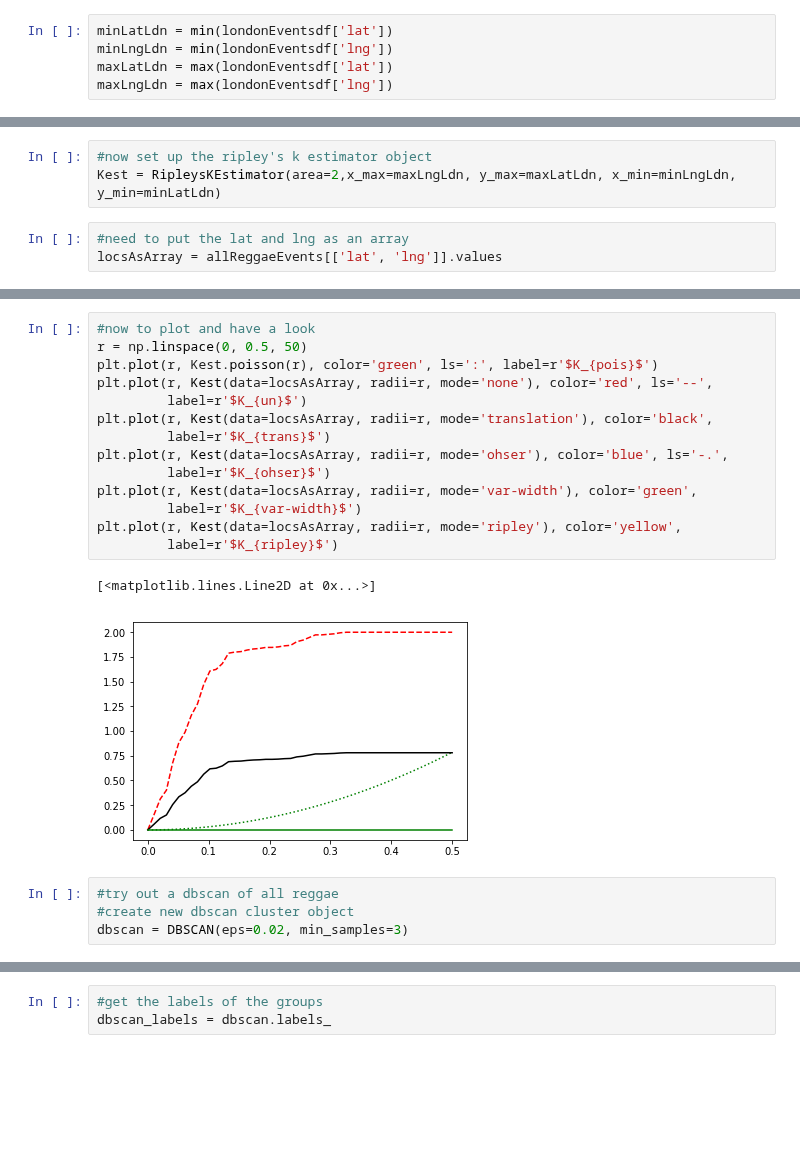
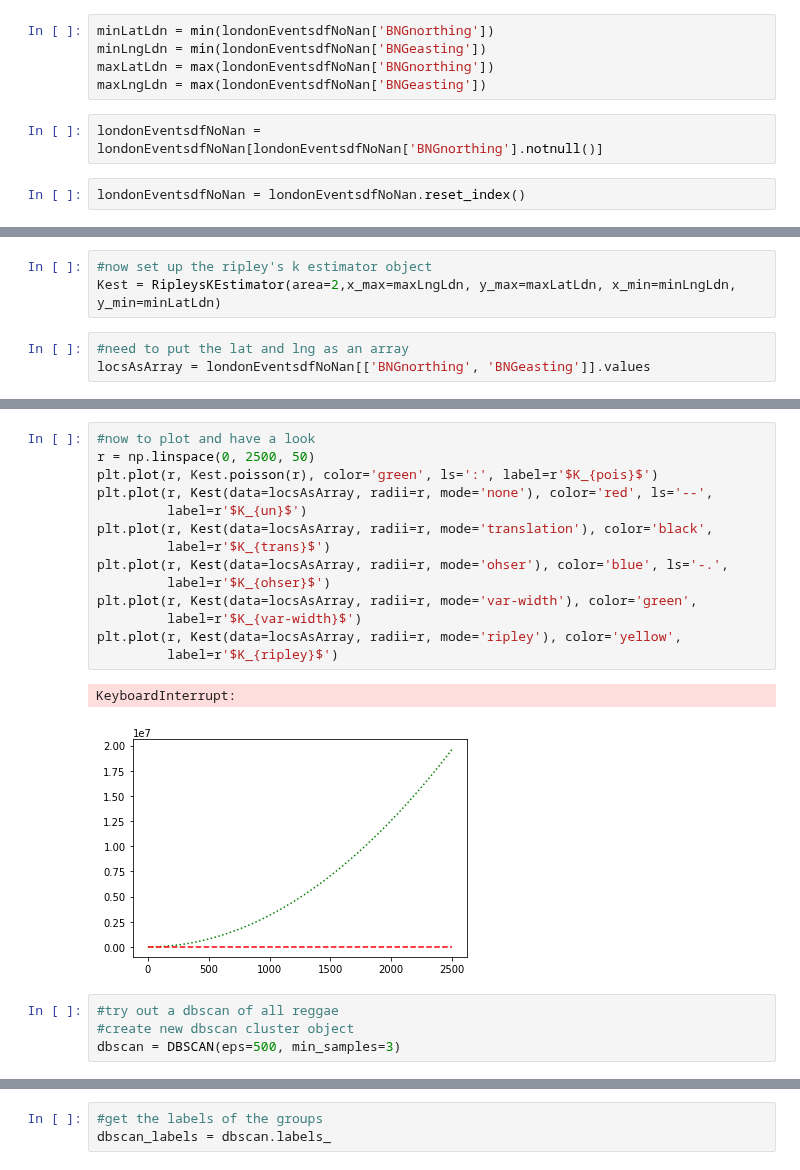
Before and after one commit to CityBlender/data-analysis, a Jupyter notebook: Alfie MongoDB try.ipynb, the cells around one changed output, grey strips where cells are left out. Saved outputs shown, nothing was run; the diff lists cells and outputs as text; blank space fills up the shorter version.

```diff
--- a/Alfie MongoDB try.ipynb
+++ b/Alfie MongoDB try.ipynb
@@ -157,5 +247,9 @@ allReggaeEvents
 # %%
-minLatLdn = min(londonEventsdf['lat'])
-minLngLdn = min(londonEventsdf['lng'])
-maxLatLdn = max(londonEventsdf['lat'])
-maxLngLdn = max(londonEventsdf['lng'])
+minLatLdn = min(londonEventsdfNoNan['BNGnorthing'])
+minLngLdn = min(londonEventsdfNoNan['BNGeasting'])
+maxLatLdn = max(londonEventsdfNoNan['BNGnorthing'])
+maxLngLdn = max(londonEventsdfNoNan['BNGeasting'])
+# %%
+londonEventsdfNoNan = londonEventsdfNoNan[londonEventsdfNoNan['BNGnorthing'].notnull()]
+# %%
+londonEventsdfNoNan = londonEventsdfNoNan.reset_index()
@@ -174,7 +291,7 @@ print(maxLngLdn)
 Kest = RipleysKEstimator(area=2,x_max=maxLngLdn, y_max=maxLatLdn, x_min=minLngLdn, y_min=minLatLdn)
 # %%
 #need to put the lat and lng as an array
-locsAsArray = allReggaeEvents[['lat', 'lng']].values
+locsAsArray = londonEventsdfNoNan[['BNGnorthing', 'BNGeasting']].values
 # %%
 locsAsArray
 # %% [output]
@@ -198,24 +305,24 @@ array([[ 5.15575896e+01, -1.38768400e-01],
 # %%
 #now to plot and have a look
-r = np.linspace(0, 0.5, 50)
+r = np.linspace(0, 2500, 50)
 plt.plot(r, Kest.poisson(r), color='green', ls=':', label=r'$K_{pois}$')
 plt.plot(r, Kest(data=locsAsArray, radii=r, mode='none'), color='red', ls='--',
          label=r'$K_{un}$')
 plt.plot(r, Kest(data=locsAsArray, radii=r, mode='translation'), color='black',
          label=r'$K_{trans}$')
 plt.plot(r, Kest(data=locsAsArray, radii=r, mode='ohser'), color='blue', ls='-.',
          label=r'$K_{ohser}$')
 plt.plot(r, Kest(data=locsAsArray, radii=r, mode='var-width'), color='green',
          label=r'$K_{var-width}$')
 plt.plot(r, Kest(data=locsAsArray, radii=r, mode='ripley'), color='yellow',
          label=r'$K_{ripley}$')
 # %% [output]
-[<matplotlib.lines.Line2D at 0x...>]
+KeyboardInterrupt:
-[figure, old version]
+[figure, new version]
 # %%
 #try out a dbscan of all reggae
 #create new dbscan cluster object
-dbscan = DBSCAN(eps=0.02, min_samples=3)
+dbscan = DBSCAN(eps=500, min_samples=3)
 # %%
 #get only locations from the reggae set
 #get just locations
```
Also changed, not shown: parts of 26 cells of this notebook.
